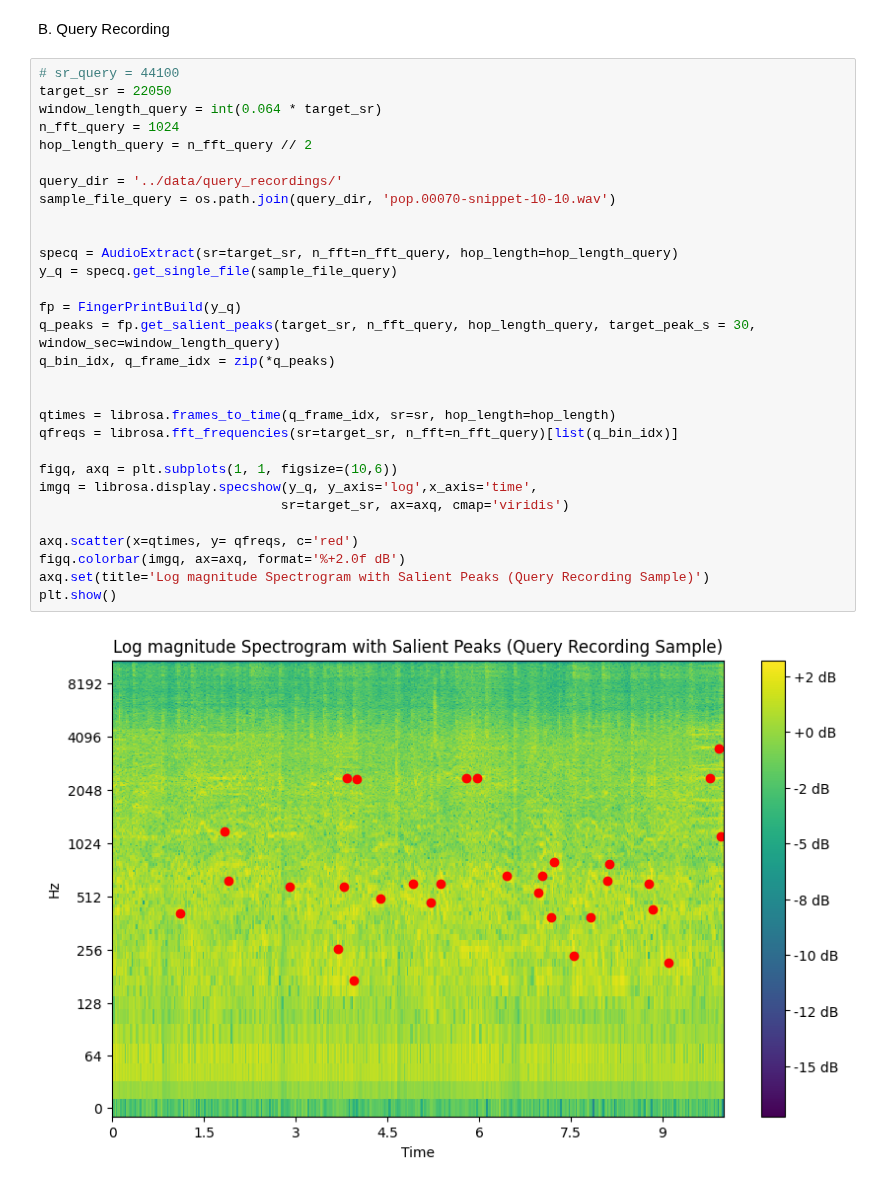
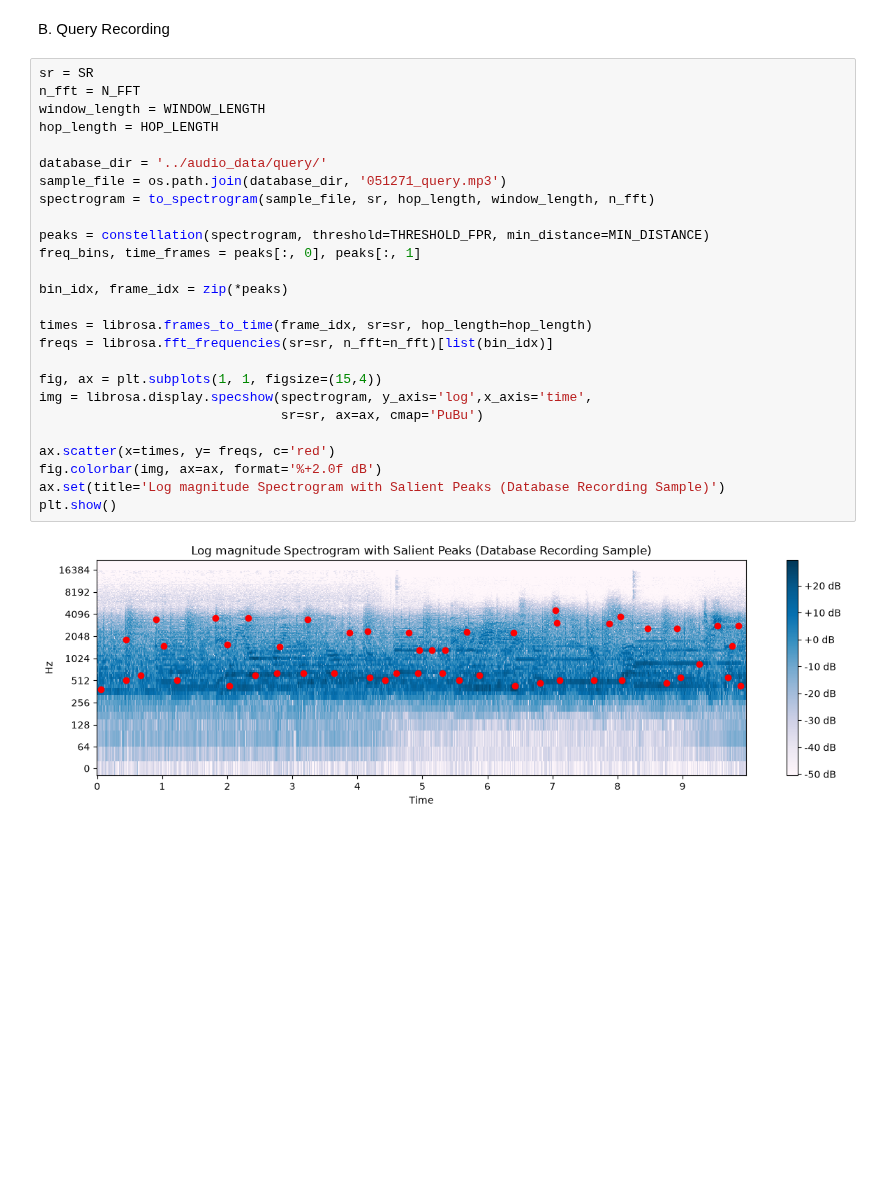
Before and after one commit to dynamic-cast/ADC26, a Jupyter notebook: notebooks/plot.ipynb, the cells around one changed output. Saved outputs shown, nothing was run; the diff lists cells and outputs as text; blank space fills up the shorter version.

```diff
--- a/notebooks/plot.ipynb
+++ b/notebooks/plot.ipynb
@@ -46,34 +44,30 @@ plt.show()
 # %% [markdown]
 B. Query Recording
 # %%
-# sr_query = 44100
-target_sr = 22050
-window_length_query = int(0.064 * target_sr)
-n_fft_query = 1024
-hop_length_query = n_fft_query // 2
+sr = SR
+n_fft = N_FFT
+window_length = WINDOW_LENGTH
+hop_length = HOP_LENGTH
 
-query_dir = '../data/query_recordings/'
-sample_file_query = os.path.join(query_dir, 'pop.00070-snippet-10-10.wav')
+database_dir = '../audio_data/query/'
+sample_file = os.path.join(database_dir, '051271_query.mp3')
+spectrogram = to_spectrogram(sample_file, sr, hop_length, window_length, n_fft)
 
+peaks = constellation(spectrogram, threshold=THRESHOLD_FPR, min_distance=MIN_DISTANCE)
+freq_bins, time_frames = peaks[:, 0], peaks[:, 1]
 
-specq = AudioExtract(sr=target_sr, n_fft=n_fft_query, hop_length=hop_length_query)
-y_q = specq.get_single_file(sample_file_query)
+bin_idx, frame_idx = zip(*peaks)
 
-fp = FingerPrintBuild(y_q)
-q_peaks = fp.get_salient_peaks(target_sr, n_fft_query, hop_length_query, target_peak_s = 30, window_sec=window_length_query)
-q_bin_idx, q_frame_idx = zip(*q_peaks)
+times = librosa.frames_to_time(frame_idx, sr=sr, hop_length=hop_length)
+freqs = librosa.fft_frequencies(sr=sr, n_fft=n_fft)[list(bin_idx)]
 
+fig, ax = plt.subplots(1, 1, figsize=(15,4))
+img = librosa.display.specshow(spectrogram, y_axis='log',x_axis='time',
+                               sr=sr, ax=ax, cmap='PuBu')
 
-qtimes = librosa.frames_to_time(q_frame_idx, sr=sr, hop_length=hop_length)
-qfreqs = librosa.fft_frequencies(sr=target_sr, n_fft=n_fft_query)[list(q_bin_idx)]
-
-figq, axq = plt.subplots(1, 1, figsize=(10,6))
-imgq = librosa.display.specshow(y_q, y_axis='log',x_axis='time',
-                               sr=target_sr, ax=axq, cmap='viridis')
-
-axq.scatter(x=qtimes, y= qfreqs, c='red')
-figq.colorbar(imgq, ax=axq, format='%+2.0f dB')
-axq.set(title='Log magnitude Spectrogram with Salient Peaks (Query Recording Sample)')
+ax.scatter(x=times, y= freqs, c='red')
+fig.colorbar(img, ax=ax, format='%+2.0f dB')
+ax.set(title='Log magnitude Spectrogram with Salient Peaks (Database Recording Sample)')
 plt.show()
 # %% [output]
-[figure, old version]
+[figure, new version]
```
Also changed, not shown: parts of 2 cells of this notebook, 10 other files.
